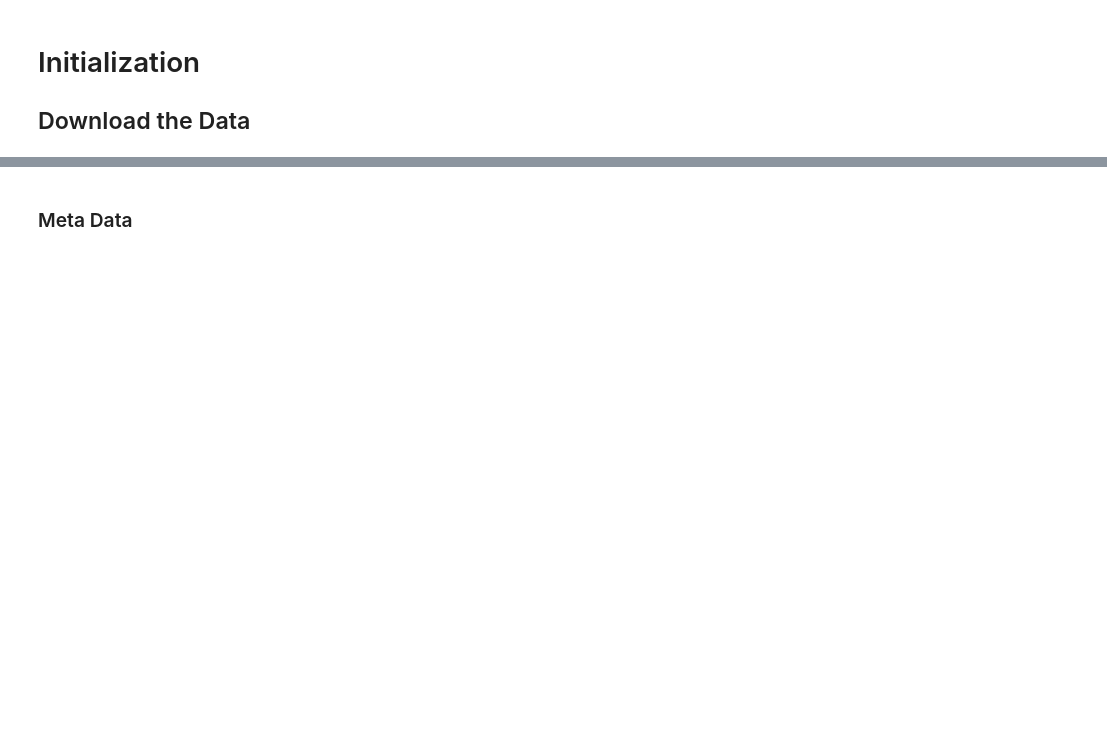
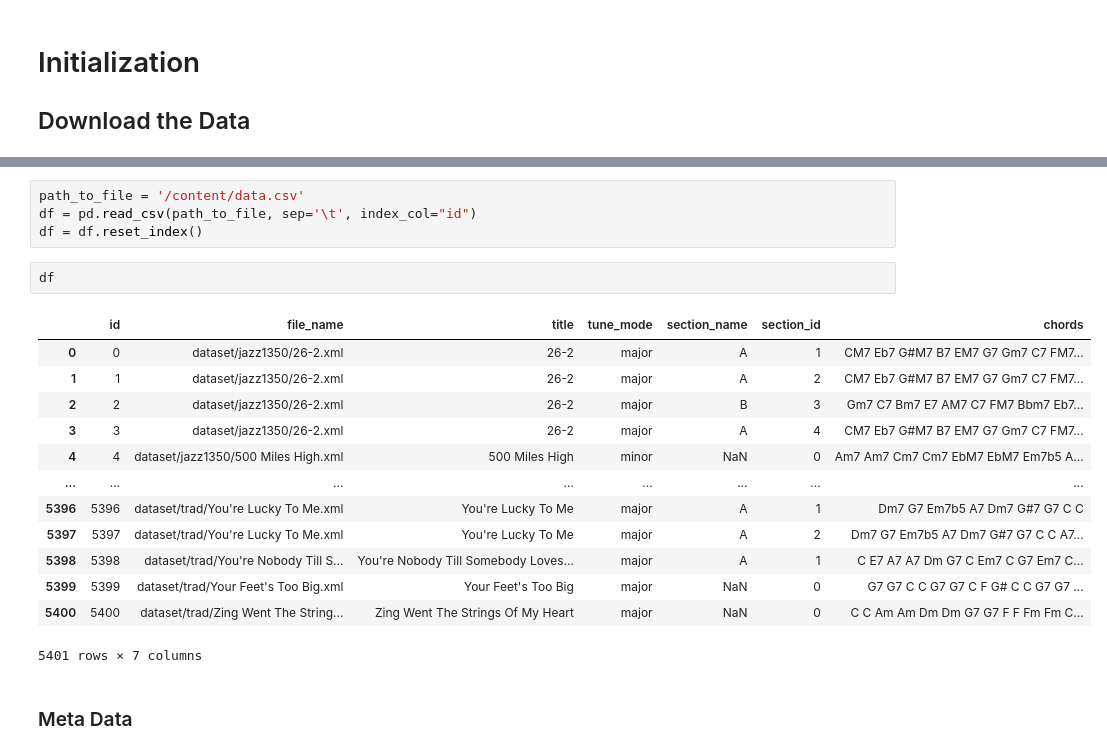
Before and after one commit to 11doris/jazz-tunes-similarity, a Jupyter notebook: section_similarity.ipynb, the cells around one changed output, grey strips where cells are left out. Saved outputs shown, nothing was run; the diff lists cells and outputs as text; blank space fills up the shorter version.

Commit message:
Read csv file with chords per section.

```diff
--- a/section_similarity.ipynb
+++ b/section_similarity.ipynb
@@ -127,2 +64,22 @@ input_seq.txt       100%[===================>] 219.42K  --.-KB/s    in 0.003s
+# %%
+path_to_file = '/content/data.csv'
+df = pd.read_csv(path_to_file, sep='\t', index_col="id")
+df = df.reset_index()
+# %%
+df
+# %% [output]
+|  | id | file_name | title | tune_mode | section_name | section_id | chords |
+| 0 | 0 | dataset/jazz1350/26-2.xml | 26-2 | major | A | 1 | CM7 Eb7 G#M7 B7 EM7 G7 Gm7 C7 FM7... |
+| 1 | 1 | dataset/jazz1350/26-2.xml | 26-2 | major | A | 2 | CM7 Eb7 G#M7 B7 EM7 G7 Gm7 C7 FM7... |
+| 2 | 2 | dataset/jazz1350/26-2.xml | 26-2 | major | B | 3 | Gm7 C7 Bm7 E7 AM7 C7 FM7 Bbm7 Eb7... |
+| 3 | 3 | dataset/jazz1350/26-2.xml | 26-2 | major | A | 4 | CM7 Eb7 G#M7 B7 EM7 G7 Gm7 C7 FM7... |
+| 4 | 4 | dataset/jazz1350/500 Miles High.xml | 500 Miles High | minor | NaN | 0 | Am7 Am7 Cm7 Cm7 EbM7 EbM7 Em7b5 A... |
+| ... | ... | ... | ... | ... | ... | ... | ... |
+| 5396 | 5396 | dataset/trad/You're Lucky To Me.xml | You're Lucky To Me | major | A | 1 | Dm7 G7 Em7b5 A7 Dm7 G#7 G7 C C |
+| 5397 | 5397 | dataset/trad/You're Lucky To Me.xml | You're Lucky To Me | major | A | 2 | Dm7 G7 Em7b5 A7 Dm7 G#7 G7 C C A7... |
+| 5398 | 5398 | dataset/trad/You're Nobody Till S... | You're Nobody Till Somebody Loves... | major | A | 1 | C E7 A7 A7 Dm G7 C Em7 C G7 Em7 C... |
+| 5399 | 5399 | dataset/trad/Your Feet's Too Big.xml | Your Feet's Too Big | major | NaN | 0 | G7 G7 C C G7 G7 C F G# C C G7 G7 ... |
+| 5400 | 5400 | dataset/trad/Zing Went The String... | Zing Went The Strings Of My Heart | major | NaN | 0 | C C Am Am Dm Dm G7 G7 F F Fm Fm C... |
+5401 rows × 7 columns
 # %% [markdown]
 ### Meta Data
```
Also changed, not shown: parts of 29 cells of this notebook.
